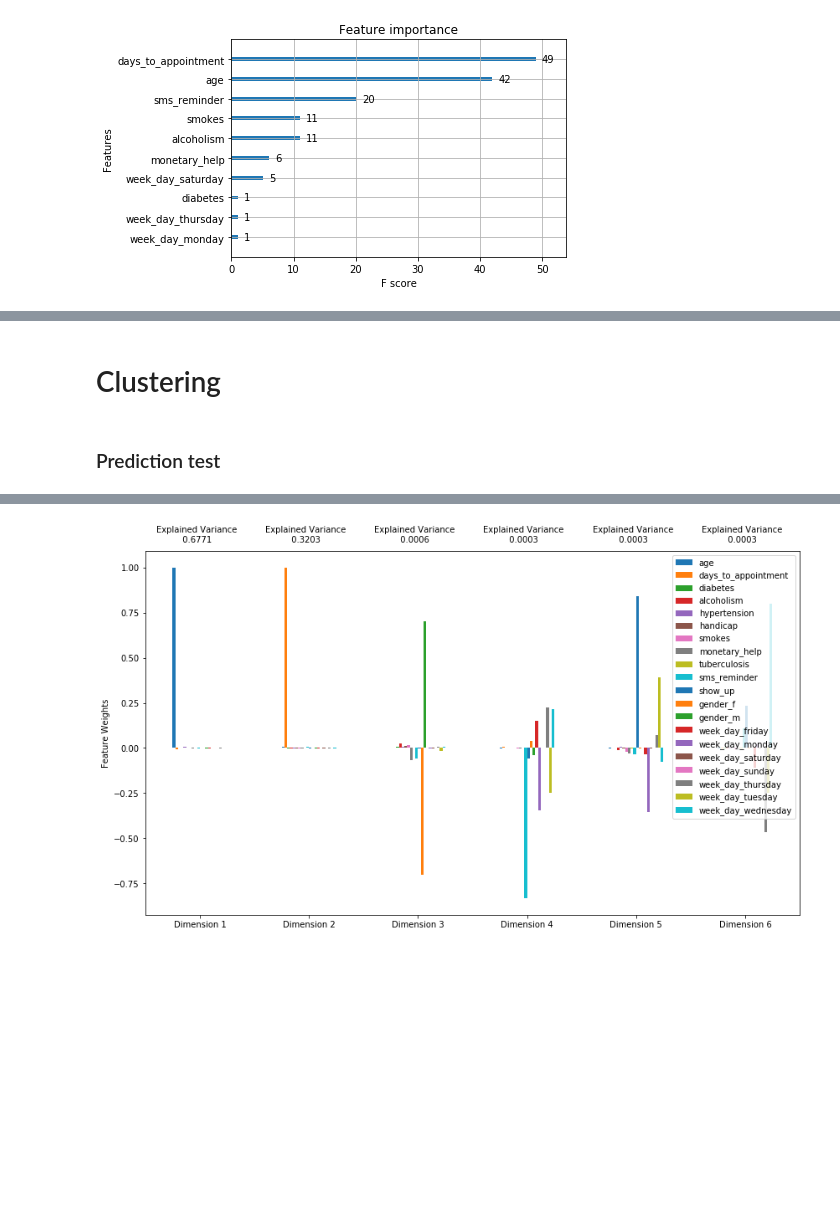
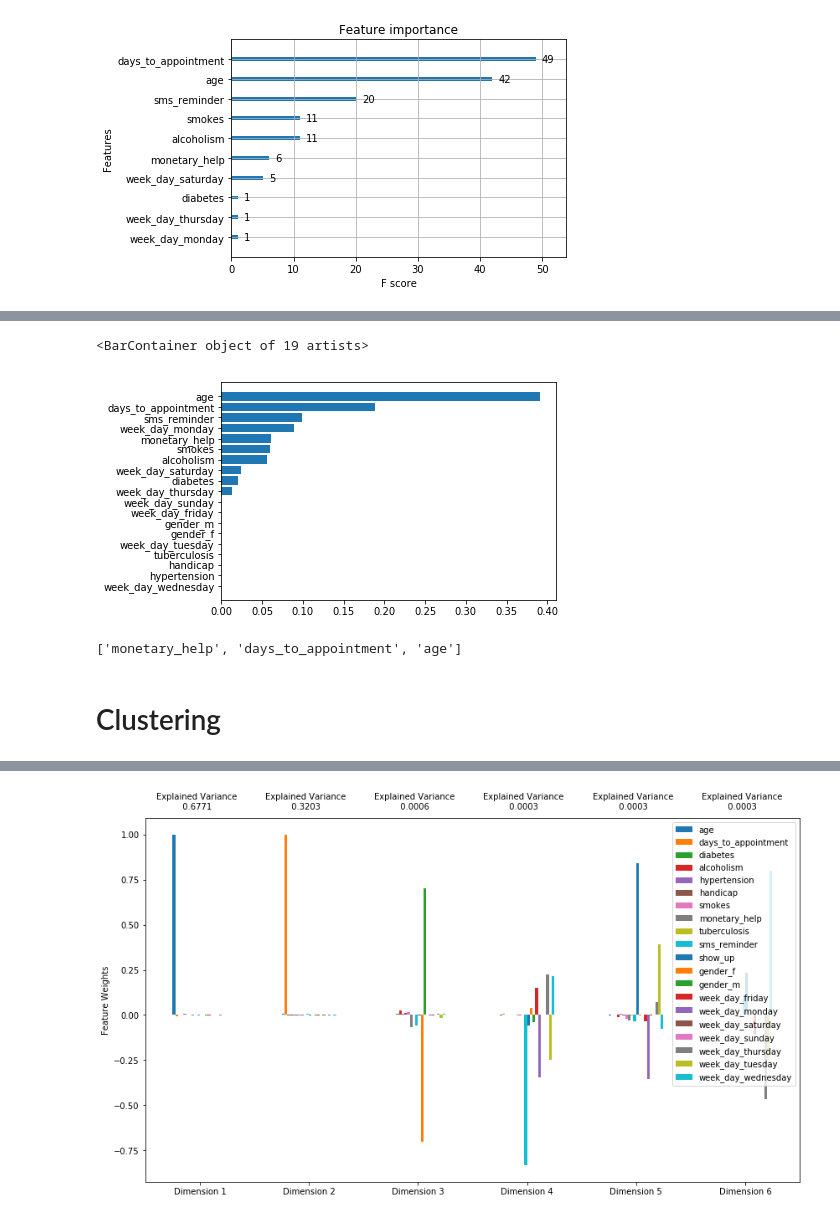
Before and after one commit to edvalente/mlnd-capstone-project, a Jupyter notebook: notebooks/capstone-scrapbook.ipynb, the cells around one changed output, grey strips where cells are left out. Drawn from its saved outputs; the diff is of its cells as text; code cells hidden in the pictures; blank space fills up the shorter version.

```diff
--- a/notebooks/capstone-scrapbook.ipynb
+++ b/notebooks/capstone-scrapbook.ipynb
@@ -19,3 +21,44 @@
+# %%
+import pandas as pd
+import numpy as np
+import matplotlib.pyplot as plt
+import seaborn as sns
+import pickle
+import xgboost
+
+%matplotlib inline
+
+# Import Vitoria dataset
+vit = pd.read_csv('../data/no-show-300k.csv')
+
+# Transformations for modeling
+def transform_vitoria(df):
+    new_names = ['age', 'gender', 'app_registration', 'app_date', 'week_day', 'show_up',
+                 'diabetes', 'alcoholism', 'hypertension', 'handicap', 'smokes',
+                 'monetary_help', 'tuberculosis', 'sms_reminder', 'days_to_appointment']
+    new_order = ['age', 'gender', 'week_day', 'days_to_appointment', 'diabetes', 'alcoholism',
+                 'hypertension', 'handicap', 'smokes', 'monetary_help', 'tuberculosis',
+                 'sms_reminder', 'show_up']
+    df.columns = new_names
+    df = df.loc[:, new_order]
+    df.loc[:, 'week_day'] = df.loc[:, 'week_day'].str.lower()
+    df.loc[:, 'gender'] = df.loc[:, 'gender'].str.lower()
+    df.loc[:, 'days_to_appointment'] = df.loc[:, 'days_to_appointment'] * -1
+    df = df.replace({'show_up': {'Show-Up': 1, 'No-Show': 0, '2': 0}})
+
+    return df
+
+vit = transform_vitoria(vit)
+
+# Preprocessing for modeling
+from sklearn.model_selection import train_test_split
+
+data = pd.get_dummies(vit)
+X = data.drop('show_up', axis=1)
+y = data.loc[:, 'show_up']
+X_train, X_test, y_train, y_test = train_test_split(X, y, test_size=0.25, random_state=42)
+
+model = pickle.load(open("../data/xgb_model_pickle_v2", "rb"))
 # %% [markdown]
 # Imports
 # %%
@@ -272,0 +339,12 @@ array([ 0.39141187,  0.18872881,  0.01990418,  0.05586574,  0.        ,
+# %%
+selection_table = pd.DataFrame({'var': X.columns, 'mi': model.feature_importances_}).sort_values('mi', ascending=True)
+
+plt.barh(selection_table['var'], selection_table['mi'])
+# %% [output]
+<BarContainer object of 19 artists>
+[figure, added]
+# %%
+mutual_features = intersect_features(selection_table, mi_table, 0.1)
+print(mutual_features)
+# %% [output]
+['monetary_help', 'days_to_appointment', 'age']
@@ -273,4 +353,2 @@ array([ 0.39141187,  0.18872881,  0.01990418,  0.05586574,  0.        ,
 # %% [markdown]
 # Clustering
-# %% [markdown]
-### Prediction test
```
Also changed, not shown: parts of 13 cells of this notebook.
